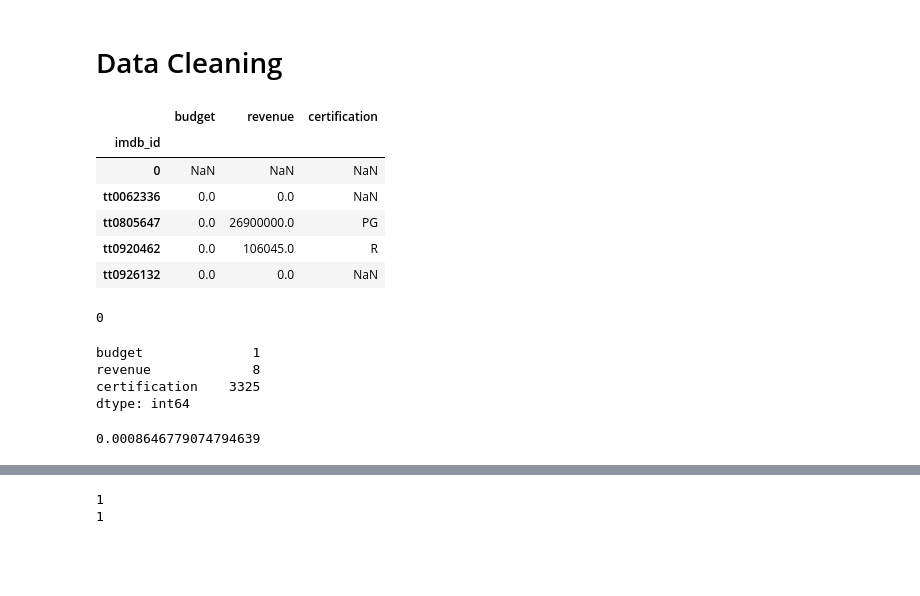
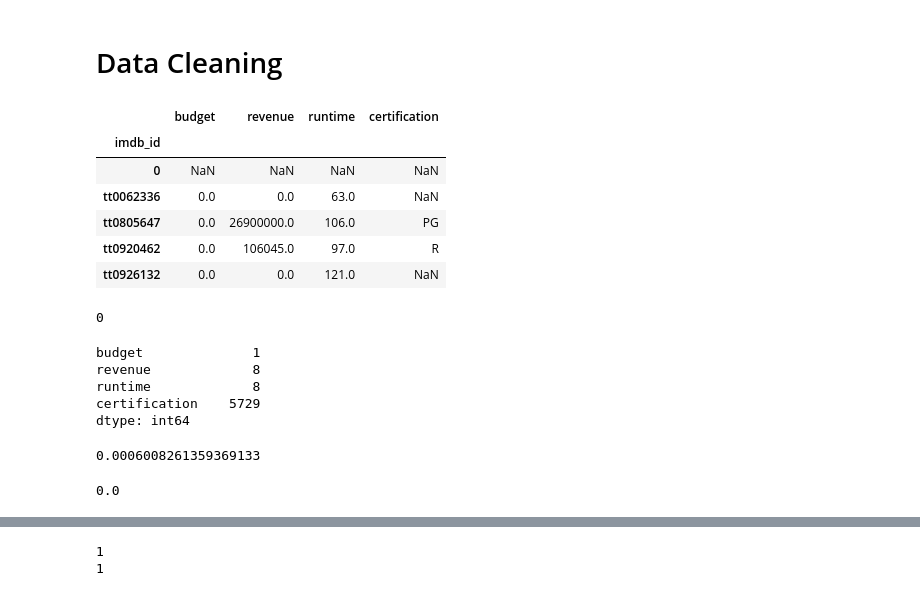
Before and after one commit to mvince33/imdb_predictions, a Jupyter notebook: linear_regression.ipynb, the cells around one changed output, grey strips where cells are left out. Saved outputs shown, nothing was run; the diff lists cells and outputs as text; code cells hidden in the pictures; blank space fills up the shorter version.

```diff
--- a/linear_regression.ipynb
+++ b/linear_regression.ipynb
@@ -24,17 +27,17 @@ df.head()
 # %% [markdown]
 # Data Cleaning
 # %%
-# We will only be using budget, revenue, and certification for this model
-df = df[['budget', 'revenue', 'certification']]
+# We will only be using budget, revenue, runtime, and certification for this model
+df = df[['budget', 'revenue', 'runtime', 'certification']]
 df.head()
 # %% [output]
-|  | budget | revenue | certification |
-| imdb_id |  |  |  |
-| 0 | NaN | NaN | NaN |
-| tt0062336 | 0.0 | 0.0 | NaN |
-| tt0805647 | 0.0 | 26900000.0 | PG |
-| tt0920462 | 0.0 | 106045.0 | R |
-| tt0926132 | 0.0 | 0.0 | NaN |
+|  | budget | revenue | runtime | certification |
+| imdb_id |  |  |  |  |
+| 0 | NaN | NaN | NaN | NaN |
+| tt0062336 | 0.0 | 0.0 | 63.0 | NaN |
+| tt0805647 | 0.0 | 26900000.0 | 106.0 | PG |
+| tt0920462 | 0.0 | 106045.0 | 97.0 | R |
+| tt0926132 | 0.0 | 0.0 | 121.0 | NaN |
 # %%
 # Remove any duplicates
 df.drop_duplicates(inplace = True)
@@ -47,14 +50,21 @@ df.isna().sum()
 # %% [output]
 budget              1
 revenue             8
-certification    3325
+runtime             8
+certification    5729
 dtype: int64
 # %%
-# We will drop the null values in the budget column
+# We will drop the null values in the revenue column
 print(df['revenue'].isna().sum() / df.shape[0])
 df.dropna(subset = 'revenue', inplace = True)
 # %% [output]
-0.0008646779074794639
+0.0006008261359369133
+# %%
+# We will drop the null values in the runtime column
+print(df['runtime'].isna().sum() / df.shape[0])
+df.dropna(subset = 'runtime', inplace = True)
+# %% [output]
+0.0
 # %%
 # Get the percentage of null values in the certification column.
 df['certification'].isna().sum() / df.shape[0]
```
Also changed, not shown: parts of 14 cells of this notebook.
